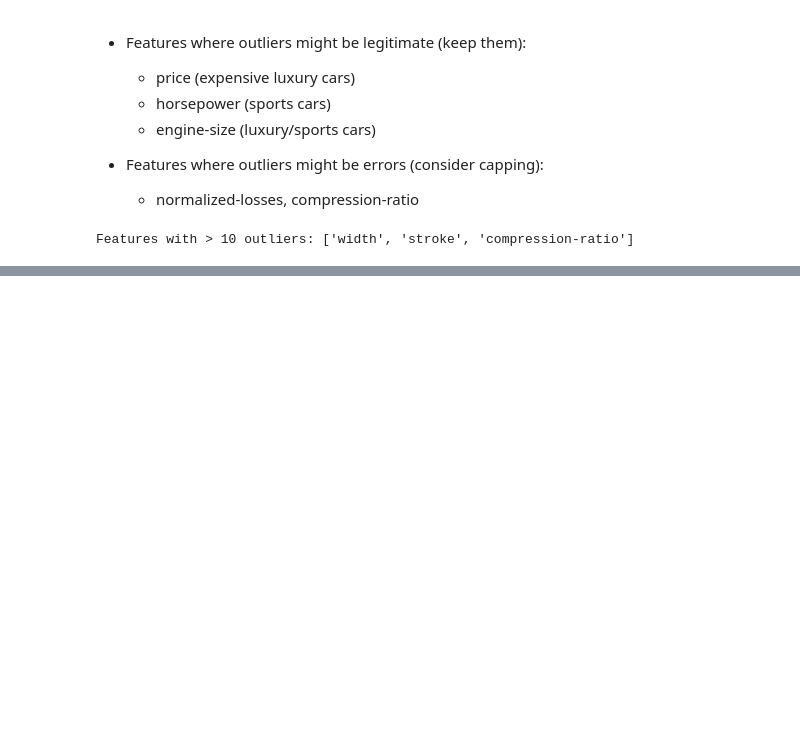
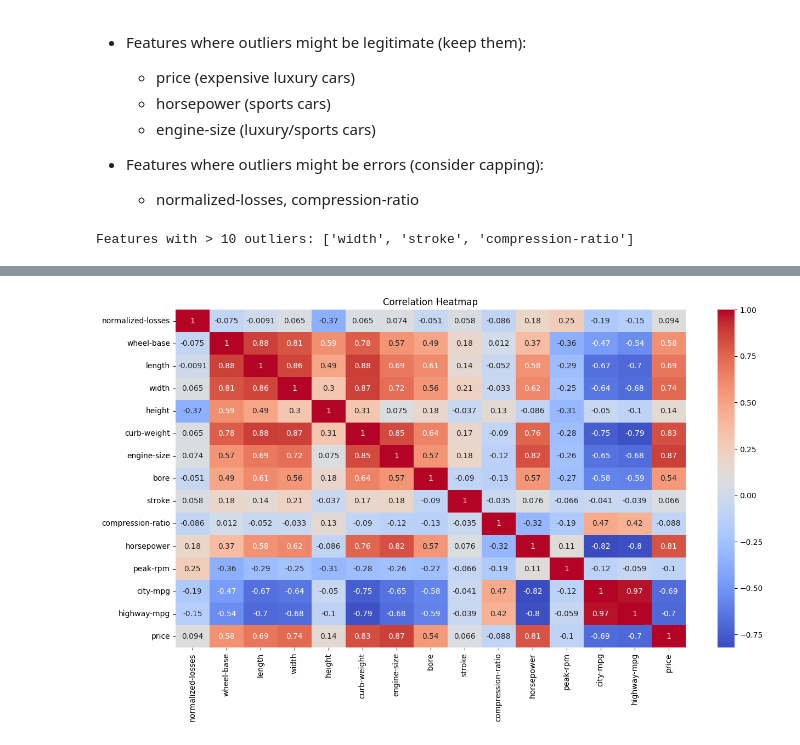
Before and after one commit to Kumbhakarn/classic-ml-algorithms, a Jupyter notebook: notebooks/linear-regression.ipynb, the cells around one changed output, grey strips where cells are left out. Drawn from its saved outputs; the diff is of its cells as text; code cells hidden in the pictures; blank space fills up the shorter version.

```diff
--- a/notebooks/linear-regression.ipynb
+++ b/notebooks/linear-regression.ipynb
@@ -334,0 +467,8 @@ Features with > 10 outliers: ['width', 'stroke', 'compression-ratio']
+# %%
+### Price VS Contineous features
+plt.figure(figsize=(15,8))
+sns.heatmap(df[continuous_features + ['price']].corr(), cmap='coolwarm',annot=True)
+plt.title('Correlation Heatmap')
+plt.show()
+# %% [output]
+[figure, added]
```
Also changed, not shown: parts of 17 cells of this notebook.
